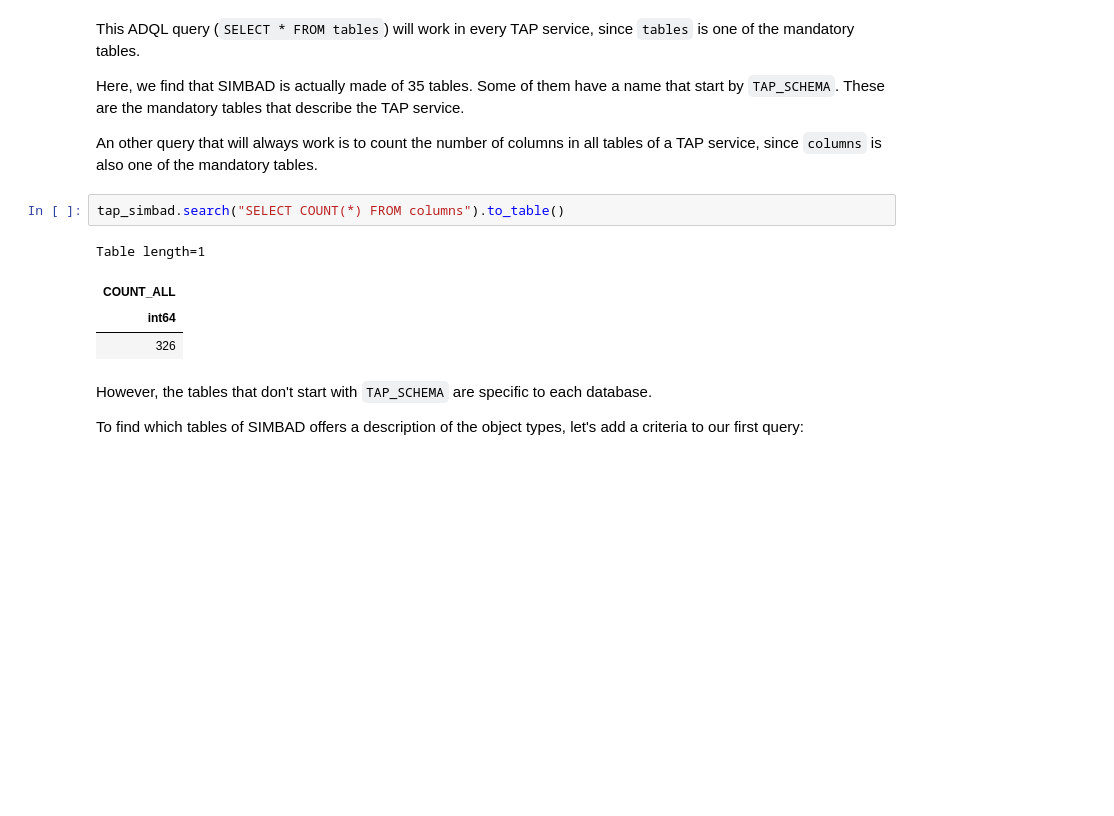
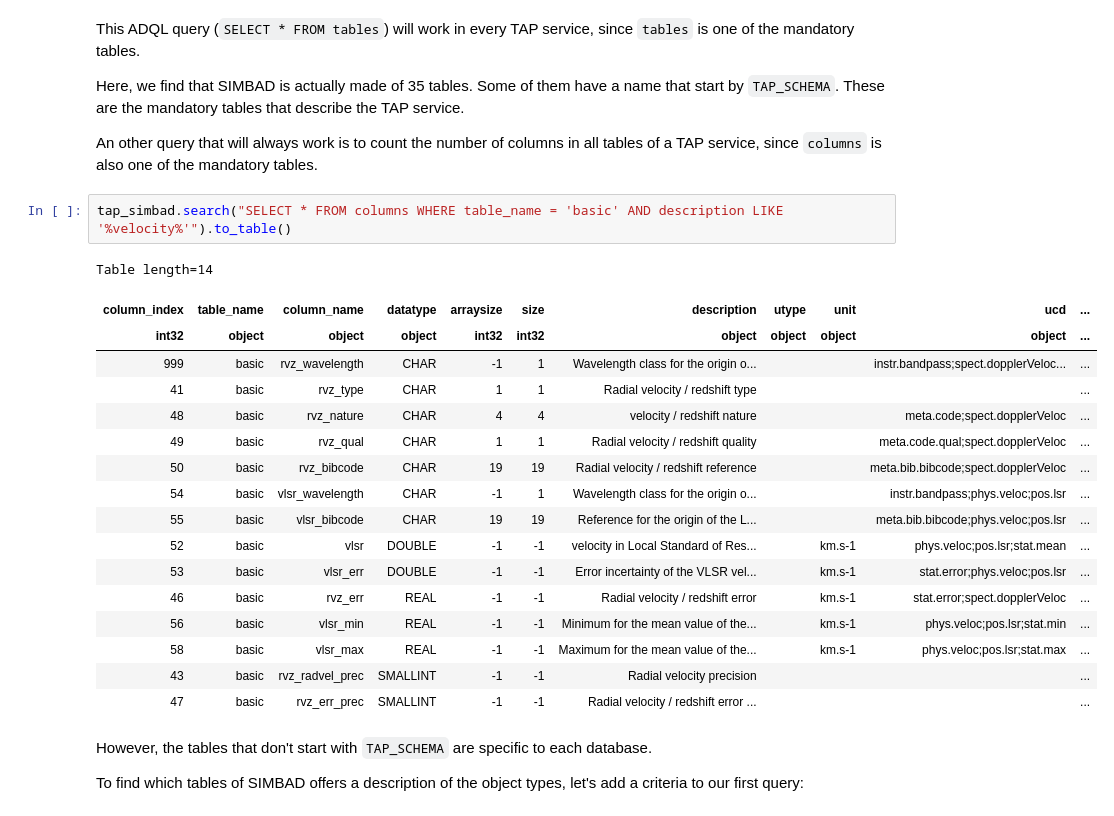
Before and after one commit to cds-astro/tutorials, a Jupyter notebook: Past_Conferences_and_Schools/2024_IAU/space_and_time_queries.ipynb, the cells around one changed output. Cells and saved outputs as stored; diff of their text form; blank space fills up the shorter version.

```diff
--- a/Past_Conferences_and_Schools/2024_IAU/space_and_time_queries.ipynb
+++ b/Past_Conferences_and_Schools/2024_IAU/space_and_time_queries.ipynb
@@ -258,12 +265,25 @@ Here, we find that SIMBAD is actually made of 35 tables. Some of them have a nam
 
 An other query that will always work is to count the number of columns in all tables of a TAP service, since `columns` is also one of the mandatory tables.
 # %%
-tap_simbad.search("SELECT COUNT(*) FROM columns").to_table()
+tap_simbad.search("SELECT * FROM columns WHERE table_name = 'basic' AND description LIKE '%velocity%'").to_table()
 # %% [output]
-Table length=1
+Table length=14
-| COUNT_ALL |
-| int64 |
-| 326 |
+| column_index | table_name | column_name | datatype | arraysize | size | description | utype | unit | ucd | ... |
+| int32 | object | object | object | int32 | int32 | object | object | object | object | ... |
+| 999 | basic | rvz_wavelength | CHAR | -1 | 1 | Wavelength class for the origin o... |  |  | instr.bandpass;spect.dopplerVeloc... | ... |
+| 41 | basic | rvz_type | CHAR | 1 | 1 | Radial velocity / redshift type |  |  |  | ... |
+| 48 | basic | rvz_nature | CHAR | 4 | 4 | velocity / redshift nature |  |  | meta.code;spect.dopplerVeloc | ... |
+| 49 | basic | rvz_qual | CHAR | 1 | 1 | Radial velocity / redshift quality |  |  | meta.code.qual;spect.dopplerVeloc | ... |
+| 50 | basic | rvz_bibcode | CHAR | 19 | 19 | Radial velocity / redshift reference |  |  | meta.bib.bibcode;spect.dopplerVeloc | ... |
+| 54 | basic | vlsr_wavelength | CHAR | -1 | 1 | Wavelength class for the origin o... |  |  | instr.bandpass;phys.veloc;pos.lsr | ... |
+| 55 | basic | vlsr_bibcode | CHAR | 19 | 19 | Reference for the origin of the L... |  |  | meta.bib.bibcode;phys.veloc;pos.lsr | ... |
+| 52 | basic | vlsr | DOUBLE | -1 | -1 | velocity in Local Standard of Res... |  | km.s-1 | phys.veloc;pos.lsr;stat.mean | ... |
+| 53 | basic | vlsr_err | DOUBLE | -1 | -1 | Error incertainty of the VLSR vel... |  | km.s-1 | stat.error;phys.veloc;pos.lsr | ... |
+| 46 | basic | rvz_err | REAL | -1 | -1 | Radial velocity / redshift error |  | km.s-1 | stat.error;spect.dopplerVeloc | ... |
+| 56 | basic | vlsr_min | REAL | -1 | -1 | Minimum for the mean value of the... |  | km.s-1 | phys.veloc;pos.lsr;stat.min | ... |
+| 58 | basic | vlsr_max | REAL | -1 | -1 | Maximum for the mean value of the... |  | km.s-1 | phys.veloc;pos.lsr;stat.max | ... |
+| 43 | basic | rvz_radvel_prec | SMALLINT | -1 | -1 | Radial velocity precision |  |  |  | ... |
+| 47 | basic | rvz_err_prec | SMALLINT | -1 | -1 | Radial velocity / redshift error ... |  |  |  | ... |
 # %% [markdown]
 However, the tables that don't start with `TAP_SCHEMA` are specific to each database.
 
```
Also changed, not shown: parts of 75 cells of this notebook.
